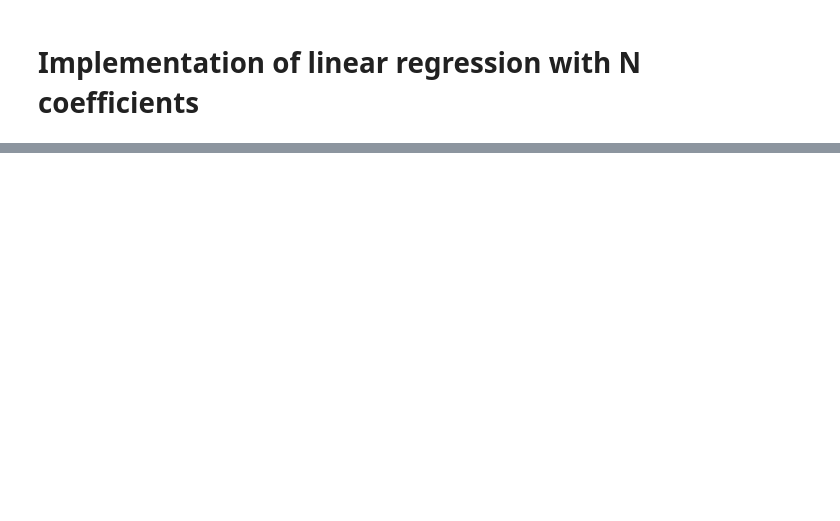
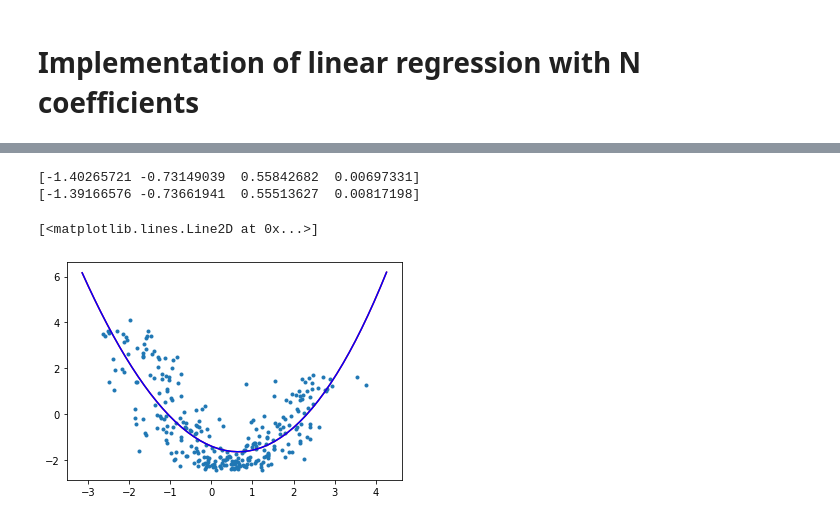
Before and after one commit to Tizartijo/LearnPhy_ML, a Jupyter notebook: Gradient_descent.ipynb, the cells around one changed output, grey strips where cells are left out. Cells and saved outputs as stored; diff of their text form; code cells hidden in the pictures; blank space fills up the shorter version.

```diff
--- a/Gradient_descent.ipynb
+++ b/Gradient_descent.ipynb
@@ -124,0 +170,16 @@ plt.show()
+# %%
+def plot_fitted_polynomials(x, y, theta_hat,order):
+  """ Plot polynomials of different orders
+
+  Args:
+    x (ndarray): input vector of shape (n_samples)
+    y (ndarray): vector of measurements of shape (n_samples)
+    theta_hat (dict): polynomial regression weights for different orders
+  """
+
+  x_grid = np.linspace(x.min() - .5, x.max() + .5)
+
+  X_design = make_design_matrix(x_grid, order)
+  y_fit    = X_design @ theta_hat
+
+  return x_grid,y_fit
@@ -124,0 +191,42 @@ plt.show()
+# %%
+# Generate random samples
+np.random.seed(121)
+n_samples = 300
+x = np.random.uniform(-2, 2.5, n_samples)  # inputs uniformly sampled from [-2, 2.5)
+y =  x**2 - x - 2   # computing the outputs
+
+output_noise = 1/8 * np.random.randn(n_samples)
+y += output_noise  # adding some output noise
+
+input_noise = 1/2 * np.random.randn(n_samples)
+x += input_noise  # adding some input noise
+
+# Fit polynomial regression by fitting with linear regression
+order = 3
+
+# Create design matrix
+X_design = make_design_matrix(x, order)
+
+# Fit polynomial model by simple linear least squares
+beta = ordinary_least_squares(X_design, y)
+
+# Fit by gradient descent (linear fitting)
+alfa = 0.0001
+nV   = 100000
+coef,E = batch_grad_desc(X_design,y,np.zeros(order+1),alfa,nV)
+
+print(beta)
+print(coef)
+
+xgd,ygd   = plot_fitted_polynomials(x, y, coef,order)
+xlin,ylin = plot_fitted_polynomials(x, y, coef,order)
+
+plt.plot(x,y,'.')
+plt.plot(xgd,ygd,'r')
+plt.plot(xlin,ylin,'b')
+plt.show()
+# %% [output]
+[-1.40265721 -0.73149039  0.55842682  0.00697331]
+[-1.39166576 -0.73661941  0.55513627  0.00817198]
+[<matplotlib.lines.Line2D at 0x...>]
+[figure, added]
```
Also changed, not shown: parts of 6 cells of this notebook.
